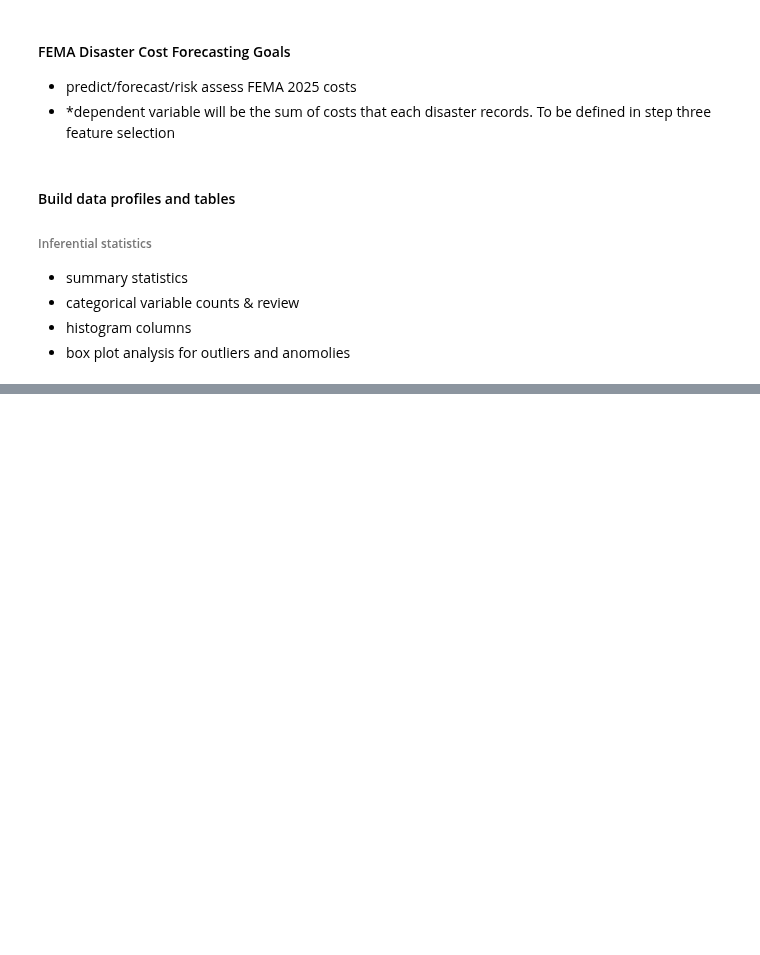
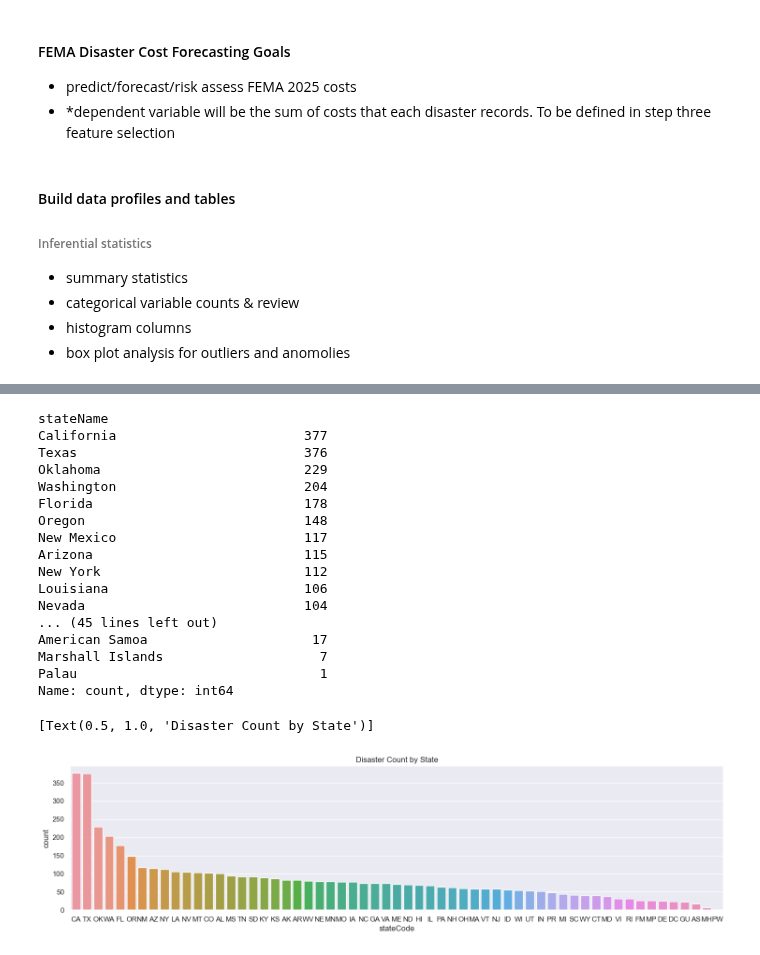
Before and after one commit to mdgarber/FEMADisasterCostForecasting, a Jupyter notebook: femadisastercostforecasting/notebooks/FEMA-EDA.ipynb, the cells around one changed output, grey strips where cells are left out. Cells and saved outputs as stored; diff of their text form; code cells hidden in the pictures; blank space fills up the shorter version.

```diff
--- a/femadisastercostforecasting/notebooks/FEMA-EDA.ipynb
+++ b/femadisastercostforecasting/notebooks/FEMA-EDA.ipynb
@@ -112,3 +139,32 @@ region
+# %%
+#categorical variable anaylsis
+#state name
+print(femaDataClean.stateName.value_counts())
+
+#count plot the states and their # of disasters
+## define figure size
+sns.set(rc={"figure.figsize":(18, 4)}) #width, height
+sns.countplot(data = femaDataClean, x = 'stateCode', order=femaDataClean['stateCode'].value_counts().index).set(title='Disaster Count by State')
+# %% [output]
+stateName
+California                        377
+Texas                             376
+Oklahoma                          229
+Washington                        204
+Florida                           178
+Oregon                            148
+New Mexico                        117
+Arizona                           115
+New York                          112
+Louisiana                         106
+Nevada                            104
+... (45 lines left out)
+American Samoa                     17
+Marshall Islands                    7
+Palau                               1
+Name: count, dtype: int64
+[Text(0.5, 1.0, 'Disaster Count by State')]
+[figure, added]
 # %%
 #TO DO
 
```
Also changed, not shown: parts of 8 cells of this notebook.
